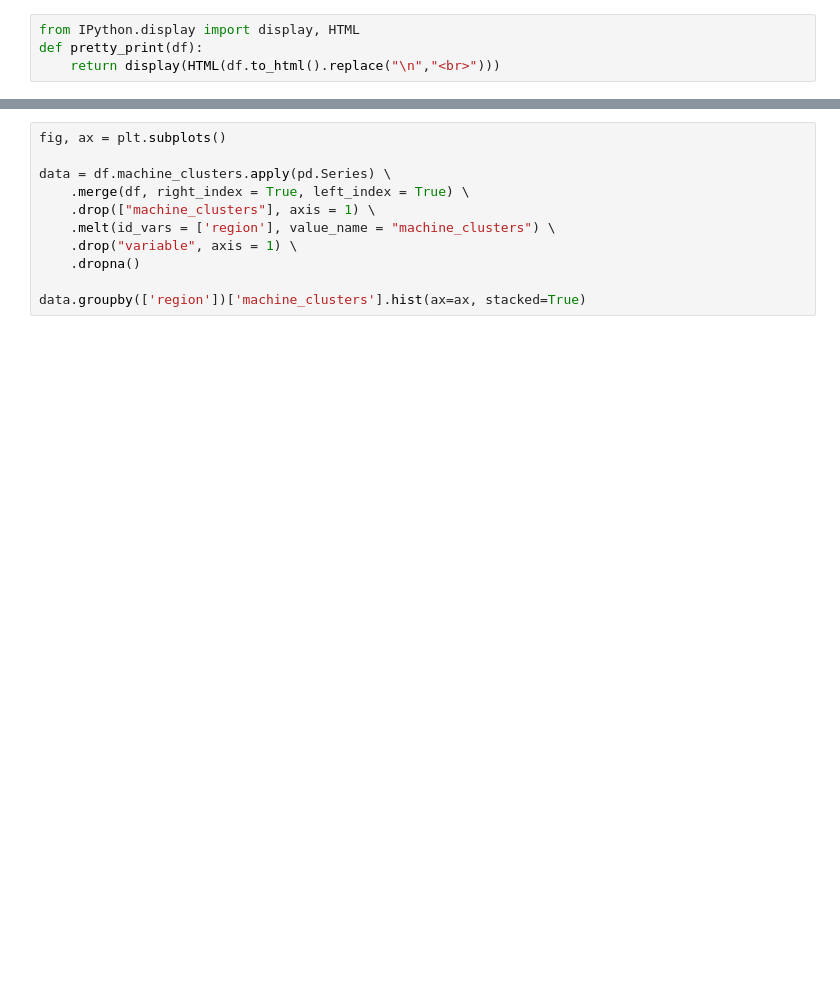
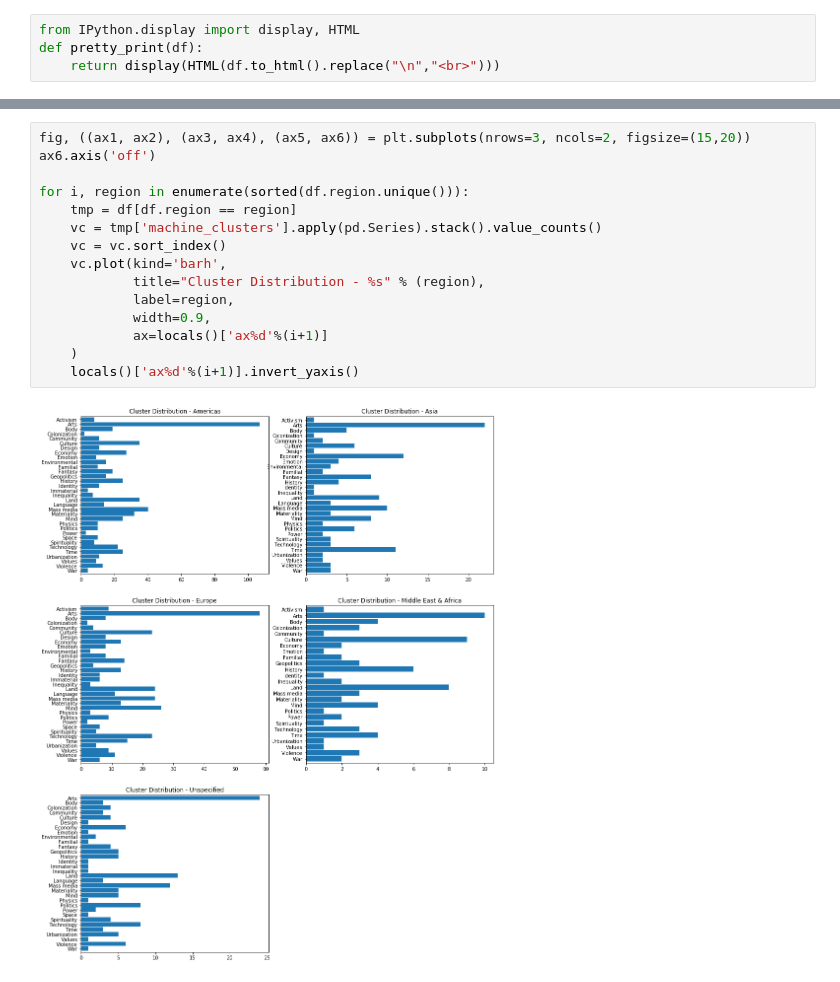
Before and after one commit to darenr/kadist-autotagging, a Jupyter notebook: Distribution of Cluster Assignments.ipynb, the cells around one changed output, grey strips where cells are left out. Cells and saved outputs as stored; diff of their text form; blank space fills up the shorter version.

```diff
--- a/Distribution of Cluster Assignments.ipynb
+++ b/Distribution of Cluster Assignments.ipynb
@@ -45,11 +36,17 @@ ax.invert_yaxis()
-# %%
-fig, ax = plt.subplots()
-
-data = df.machine_clusters.apply(pd.Series) \
-    .merge(df, right_index = True, left_index = True) \
-    .drop(["machine_clusters"], axis = 1) \
-    .melt(id_vars = ['region'], value_name = "machine_clusters") \
-    .drop("variable", axis = 1) \
-    .dropna()
-
-data.groupby(['region'])['machine_clusters'].hist(ax=ax, stacked=True)
+# %%
+fig, ((ax1, ax2), (ax3, ax4), (ax5, ax6)) = plt.subplots(nrows=3, ncols=2, figsize=(15,20))
+ax6.axis('off')
+
+for i, region in enumerate(sorted(df.region.unique())):
+    tmp = df[df.region == region]
+    vc = tmp['machine_clusters'].apply(pd.Series).stack().value_counts()
+    vc = vc.sort_index()
+    vc.plot(kind='barh',
+            title="Cluster Distribution - %s" % (region),
+            label=region,
+            width=0.9,
+            ax=locals()['ax%d'%(i+1)]
+    )
+    locals()['ax%d'%(i+1)].invert_yaxis()
+# %% [output]
+[figure, added]
```
Also changed, not shown: parts of 2 cells of this notebook.
